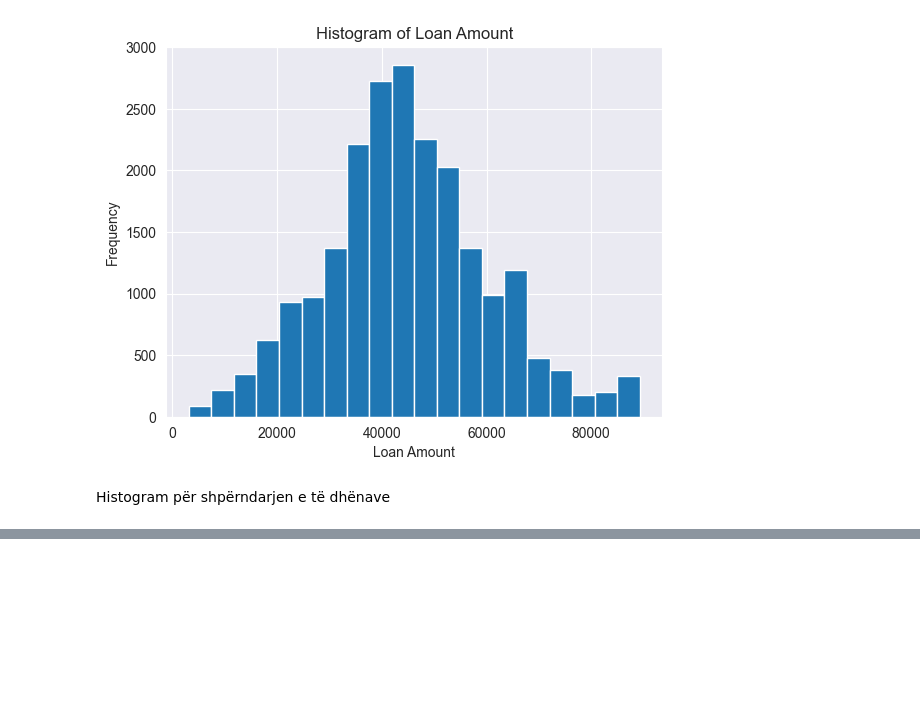
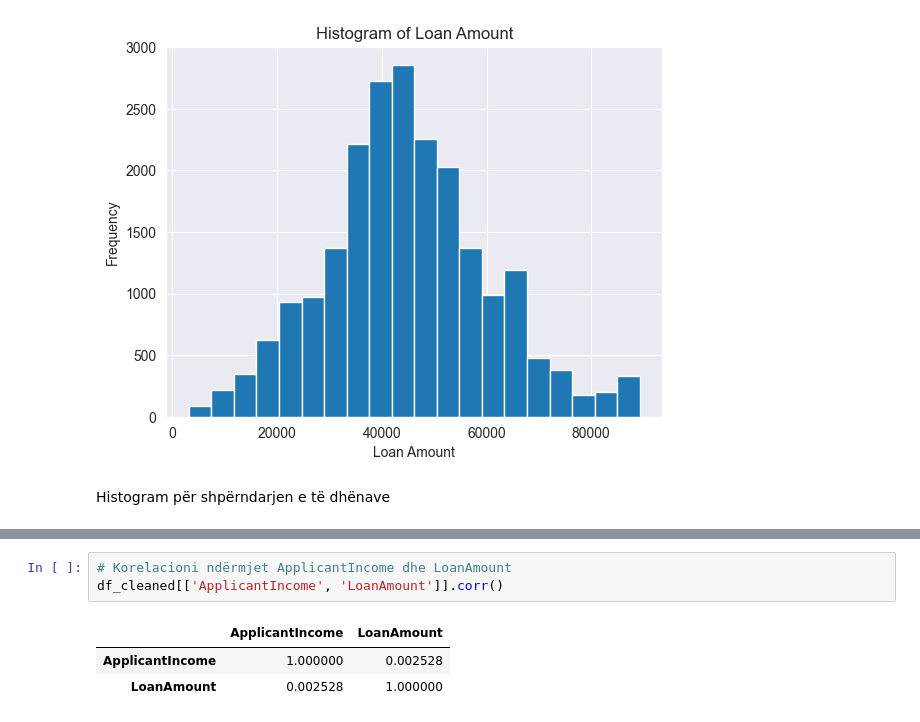
Before and after one commit to kaltrinabaliu/PergatitjaDheVizualizimiiTeDhenave, a Jupyter notebook: BankingDatasetForLoan.ipynb, the cells around one changed output, grey strips where cells are left out. Saved outputs shown, nothing was run; the diff lists cells and outputs as text; blank space fills up the shorter version.

```diff
--- a/BankingDatasetForLoan.ipynb
+++ b/BankingDatasetForLoan.ipynb
@@ -290,0 +377,7 @@ plt.show()
+# %%
+# Korelacioni ndërmjet ApplicantIncome dhe LoanAmount
+df_cleaned[['ApplicantIncome', 'LoanAmount']].corr()
+# %% [output]
+|  | ApplicantIncome | LoanAmount |
+| ApplicantIncome | 1.000000 | 0.002528 |
+| LoanAmount | 0.002528 | 1.000000 |
```
Also changed, not shown: parts of 12 cells of this notebook.
